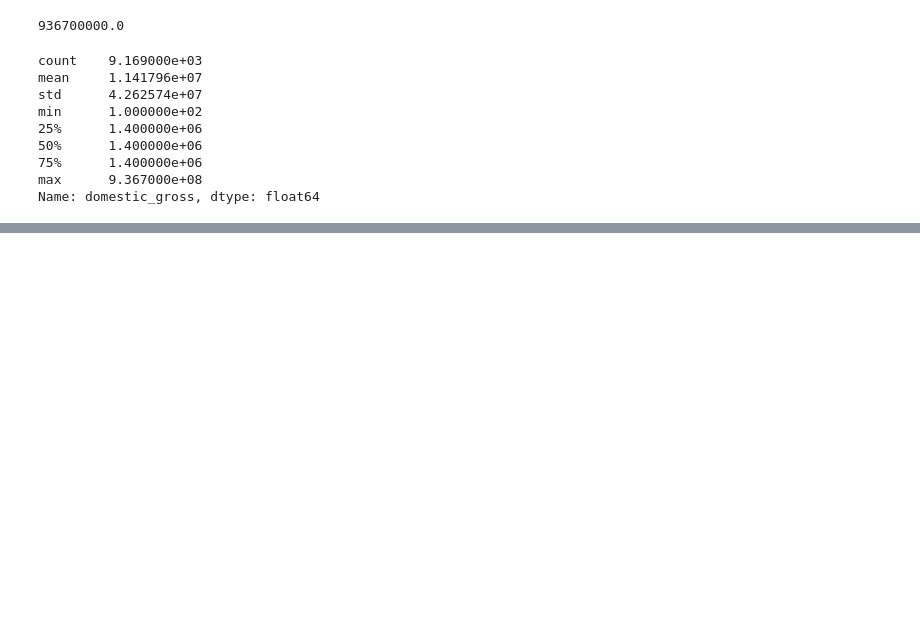
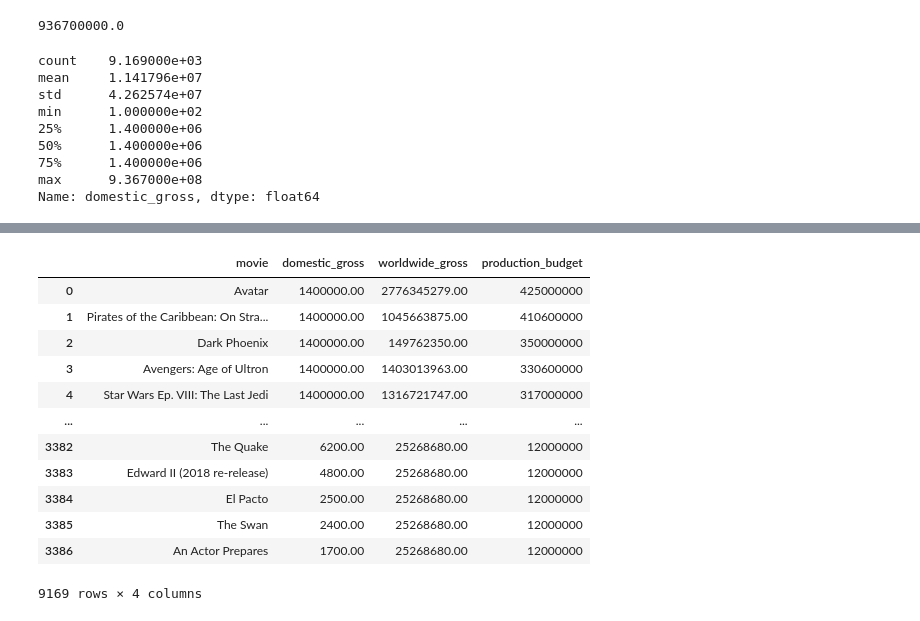
Before and after one commit to jameskoli/phase_one_project, a Jupyter notebook: index.ipynb, the cells around one changed output, grey strips where cells are left out. Cells and saved outputs as stored; diff of their text form; code cells hidden in the pictures; blank space fills up the shorter version.

```diff
--- a/index.ipynb
+++ b/index.ipynb
@@ -191,0 +209,6 @@ merged_revenue['worldwide_gross'].describe()
+# %%
+
+production_budget = m1['production_budget']
+
+production_budget = pd.to_numeric(production_budget.replace('[\$,]', '', regex=True), errors='coerce')
+production_budget
@@ -191,0 +240,21 @@ merged_revenue['worldwide_gross'].describe()
+# %%
+merged_revenue
+pd.set_option('display.float_format', '{:.2f}'.format)
+merged_revenue
+# %%
+merged_revenue['production_budget'] = production_budget
+merged_revenue
+# %% [output]
+|  | movie | domestic_gross | worldwide_gross | production_budget |
+| 0 | Avatar | 1400000.00 | 2776345279.00 | 425000000 |
+| 1 | Pirates of the Caribbean: On Stra... | 1400000.00 | 1045663875.00 | 410600000 |
+| 2 | Dark Phoenix | 1400000.00 | 149762350.00 | 350000000 |
+| 3 | Avengers: Age of Ultron | 1400000.00 | 1403013963.00 | 330600000 |
+| 4 | Star Wars Ep. VIII: The Last Jedi | 1400000.00 | 1316721747.00 | 317000000 |
+| ... | ... | ... | ... | ... |
+| 3382 | The Quake | 6200.00 | 25268680.00 | 12000000 |
+| 3383 | Edward II (2018 re-release) | 4800.00 | 25268680.00 | 12000000 |
+| 3384 | El Pacto | 2500.00 | 25268680.00 | 12000000 |
+| 3385 | The Swan | 2400.00 | 25268680.00 | 12000000 |
+| 3386 | An Actor Prepares | 1700.00 | 25268680.00 | 12000000 |
+9169 rows × 4 columns
```
Also changed, not shown: parts of 6 cells of this notebook.
